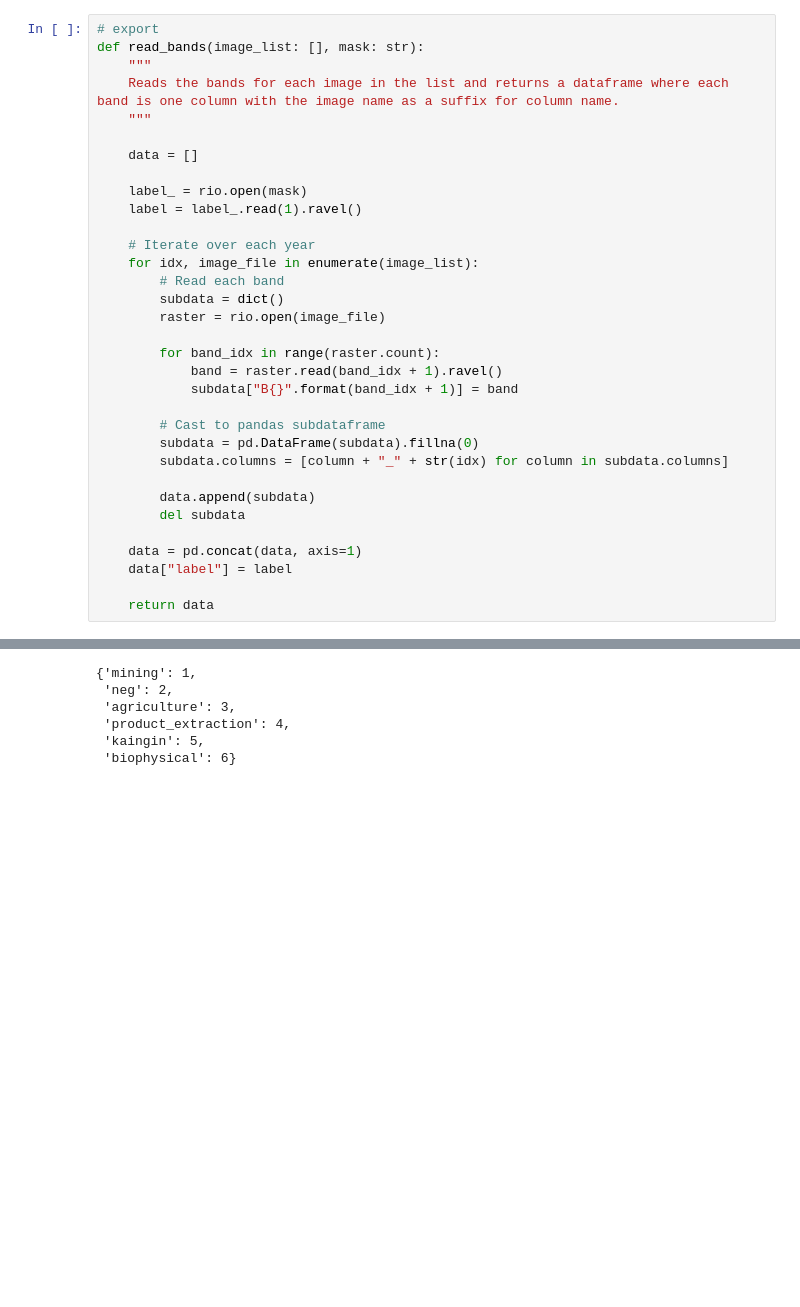
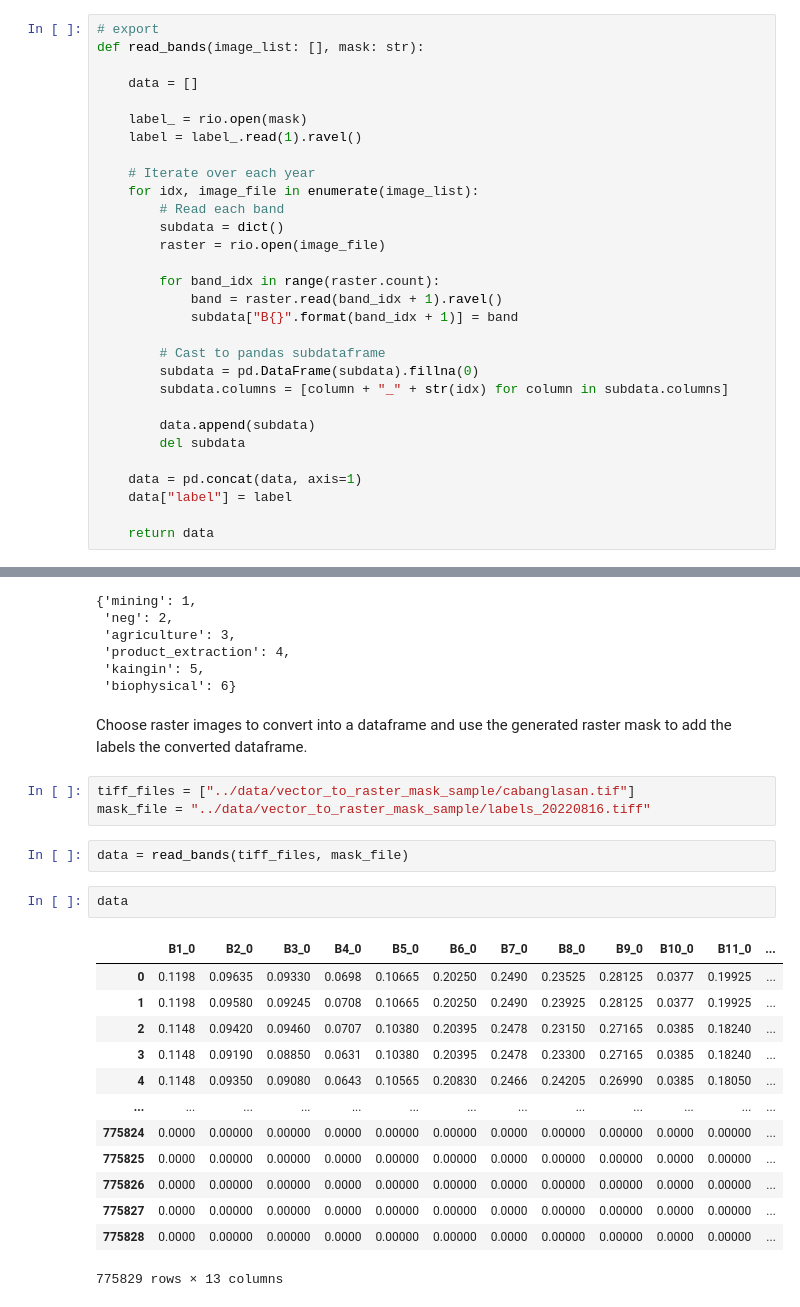
Before and after one commit to thinkingmachines/geowrangler, a Jupyter notebook: notebooks/08_raster_to_dataframe.ipynb, the cells around one changed output, grey strips where cells are left out. Drawn from its saved outputs; the diff is of its cells as text; blank space fills up the shorter version.

Commit message:
Change files used in tutorial and change module name

```diff
--- a/notebooks/08_vector_to_raster_mask.ipynb
+++ b/notebooks/08_raster_to_dataframe.ipynb
@@ -163,9 +165,6 @@ def generate_mask(
 # %%
 # export
 def read_bands(image_list: [], mask: str):
-    """
-    Reads the bands for each image in the list and returns a dataframe where each band is one column with the image name as a suffix for column name.
-    """
 
     data = []
 
@@ -265,3 +264,26 @@ values
  'product_extraction': 4,
  'kaingin': 5,
  'biophysical': 6}
+# %% [markdown]
+Choose raster images to convert into a dataframe and use the generated raster mask to add the labels the converted dataframe.
+# %%
+tiff_files = ["../data/vector_to_raster_mask_sample/cabanglasan.tif"]
+mask_file = "../data/vector_to_raster_mask_sample/labels_20220816.tiff"
+# %%
+data = read_bands(tiff_files, mask_file)
+# %%
+data
+# %% [output]
+|  | B1_0 | B2_0 | B3_0 | B4_0 | B5_0 | B6_0 | B7_0 | B8_0 | B9_0 | B10_0 | B11_0 | ... |
+| 0 | 0.1198 | 0.09635 | 0.09330 | 0.0698 | 0.10665 | 0.20250 | 0.2490 | 0.23525 | 0.28125 | 0.0377 | 0.19925 | ... |
+| 1 | 0.1198 | 0.09580 | 0.09245 | 0.0708 | 0.10665 | 0.20250 | 0.2490 | 0.23925 | 0.28125 | 0.0377 | 0.19925 | ... |
+| 2 | 0.1148 | 0.09420 | 0.09460 | 0.0707 | 0.10380 | 0.20395 | 0.2478 | 0.23150 | 0.27165 | 0.0385 | 0.18240 | ... |
+| 3 | 0.1148 | 0.09190 | 0.08850 | 0.0631 | 0.10380 | 0.20395 | 0.2478 | 0.23300 | 0.27165 | 0.0385 | 0.18240 | ... |
+| 4 | 0.1148 | 0.09350 | 0.09080 | 0.0643 | 0.10565 | 0.20830 | 0.2466 | 0.24205 | 0.26990 | 0.0385 | 0.18050 | ... |
+| ... | ... | ... | ... | ... | ... | ... | ... | ... | ... | ... | ... | ... |
+| 775824 | 0.0000 | 0.00000 | 0.00000 | 0.0000 | 0.00000 | 0.00000 | 0.0000 | 0.00000 | 0.00000 | 0.0000 | 0.00000 | ... |
+| 775825 | 0.0000 | 0.00000 | 0.00000 | 0.0000 | 0.00000 | 0.00000 | 0.0000 | 0.00000 | 0.00000 | 0.0000 | 0.00000 | ... |
+| 775826 | 0.0000 | 0.00000 | 0.00000 | 0.0000 | 0.00000 | 0.00000 | 0.0000 | 0.00000 | 0.00000 | 0.0000 | 0.00000 | ... |
+| 775827 | 0.0000 | 0.00000 | 0.00000 | 0.0000 | 0.00000 | 0.00000 | 0.0000 | 0.00000 | 0.00000 | 0.0000 | 0.00000 | ... |
+| 775828 | 0.0000 | 0.00000 | 0.00000 | 0.0000 | 0.00000 | 0.00000 | 0.0000 | 0.00000 | 0.00000 | 0.0000 | 0.00000 | ... |
+775829 rows × 13 columns
```
Also changed, not shown: parts of 7 cells of this notebook, 3 other files.
